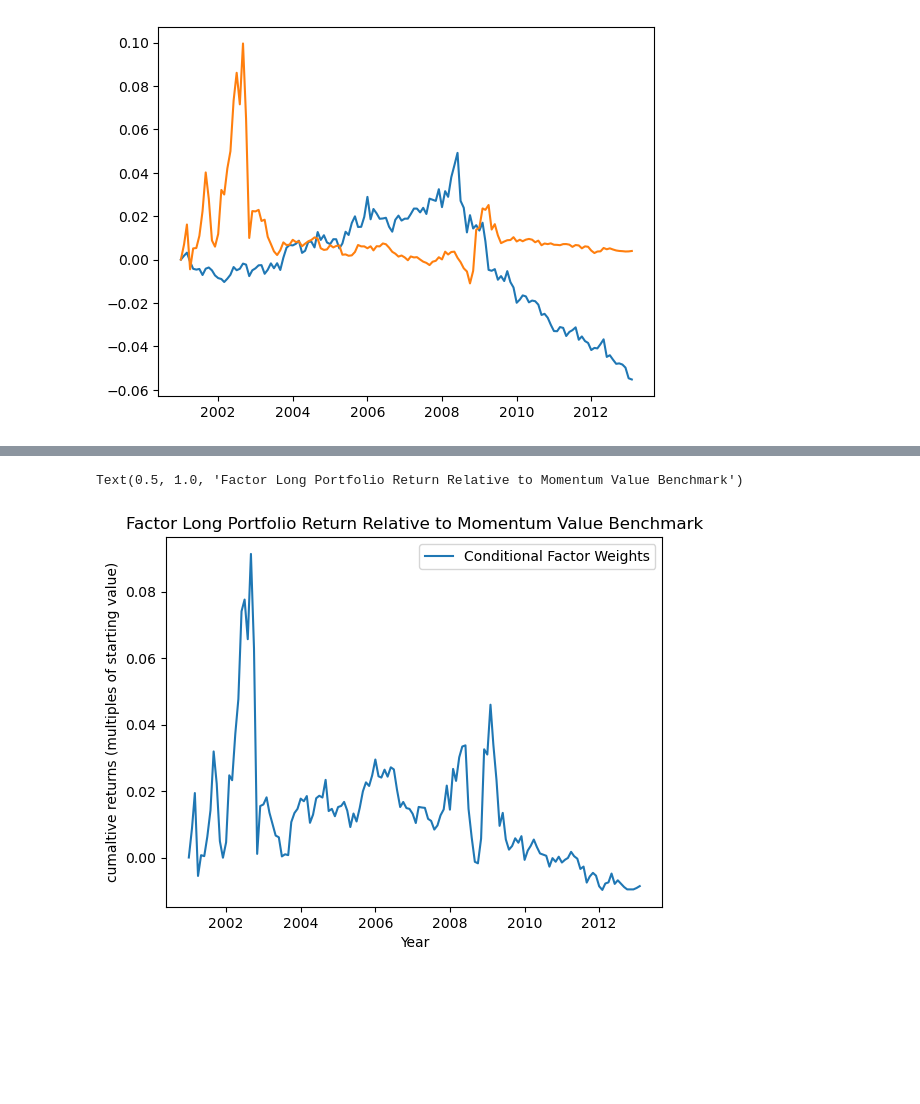
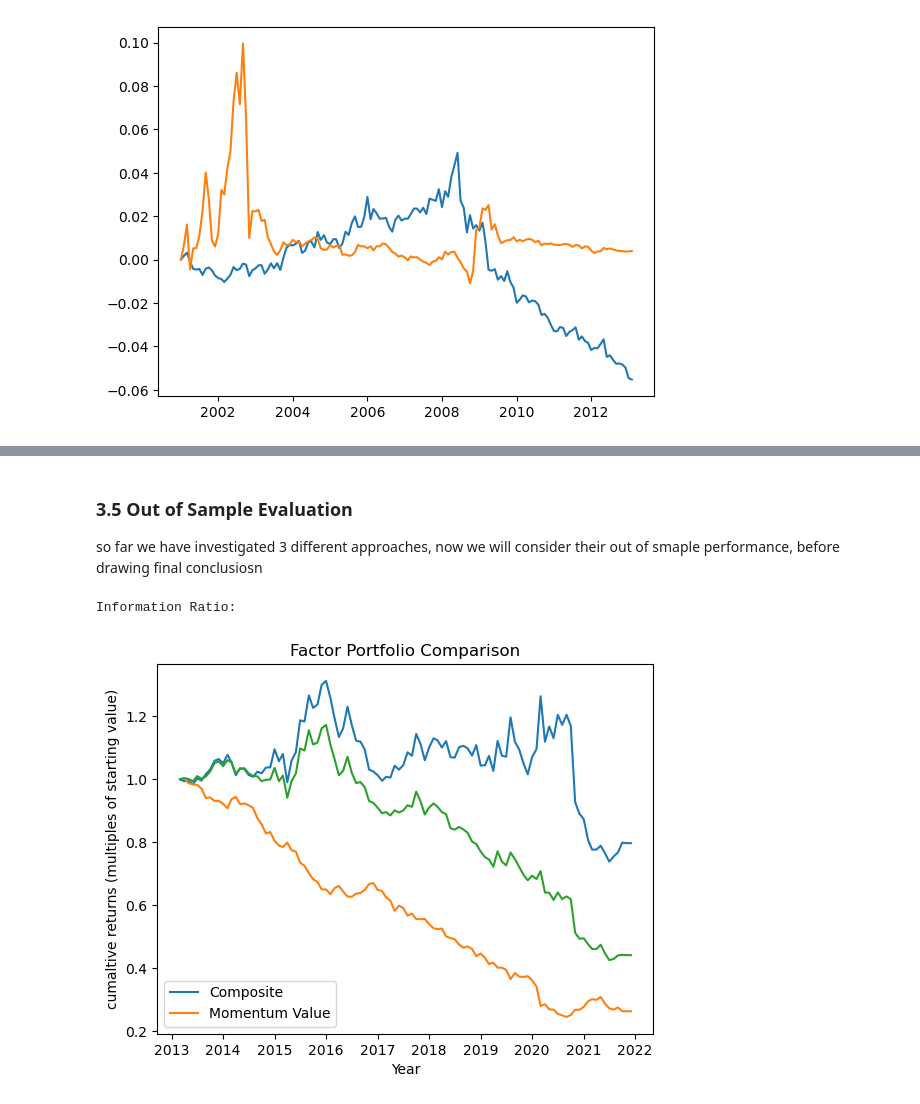
Before and after one commit to Toby3220/EF-5058-HFS, a Jupyter notebook: Group Project/main.ipynb, the cells around one changed output, grey strips where cells are left out. Cells and saved outputs as stored; diff of their text form; code cells hidden in the pictures; blank space fills up the shorter version.

```diff
--- a/Group Project/main.ipynb
+++ b/Group Project/main.ipynb
@@ -858,9 +740,31 @@ plt.plot((ejc_cret3 - momval_cret).values)
-# %%
-plt.plot(ejc_cret3 - momval_cret)
-plt.legend(["Conditional Factor Weights","Momentum Value"])
-plt.xlabel("Year")
-plt.ylabel("cumaltive returns (multiples of starting value)")
-plt.title("Factor Long Portfolio Return Relative to Momentum Value Benchmark")
-# %% [output]
-Text(0.5, 1.0, 'Factor Long Portfolio Return Relative to Momentum Value Benchmark')
-[figure, removed]
+# %% [markdown]
+### **3.5 Out of Sample Evaluation**
+
+so far we have investigated 3 different approaches, now we will consider their out of smaple performance, before drawing final conclusiosn
+# %%
+test_port_mom = data.to_port("MOM",tmbool=tmbool_test)
+test_port_mom.gen_weights_from_score(0.3)
+mom_test_rest, mom_test_crest = test_port_mom.get_port_ret(weight=test_port_mom.lsw,bps=10)
+
+test_port_val = data.to_port("VAL",tmbool=tmbool_test)
+test_port_val.gen_weights_from_score(0.3)
+val_test_rest, val_test_crest = test_port_val.get_port_ret(weight=test_port_val.lsw,bps=10)
+
+test_port_momval = data.to_port("MOM_VAL",tmbool=tmbool_test)
+test_port_momval.gen_weights_from_score(0.3)
+momval_test_rest, momval_test_crest = test_port_momval.get_port_ret(weight=test_port_momval.lsw,bps=10)
+
+plt.plot(mom_test_crest)
+plt.plot(val_test_crest)
+plt.plot(momval_test_crest)
+
+
+plt.legend(["Composite","Momentum Value"])
+plt.xlabel("Year")
+plt.ylabel("cumaltive returns (multiples of starting value)")
+plt.title("Factor Portfolio Comparison")
+
+print("Information Ratio: ")
+# %% [output]
+Information Ratio:
+[figure, added]
```
Also changed, not shown: parts of 21 cells of this notebook.
